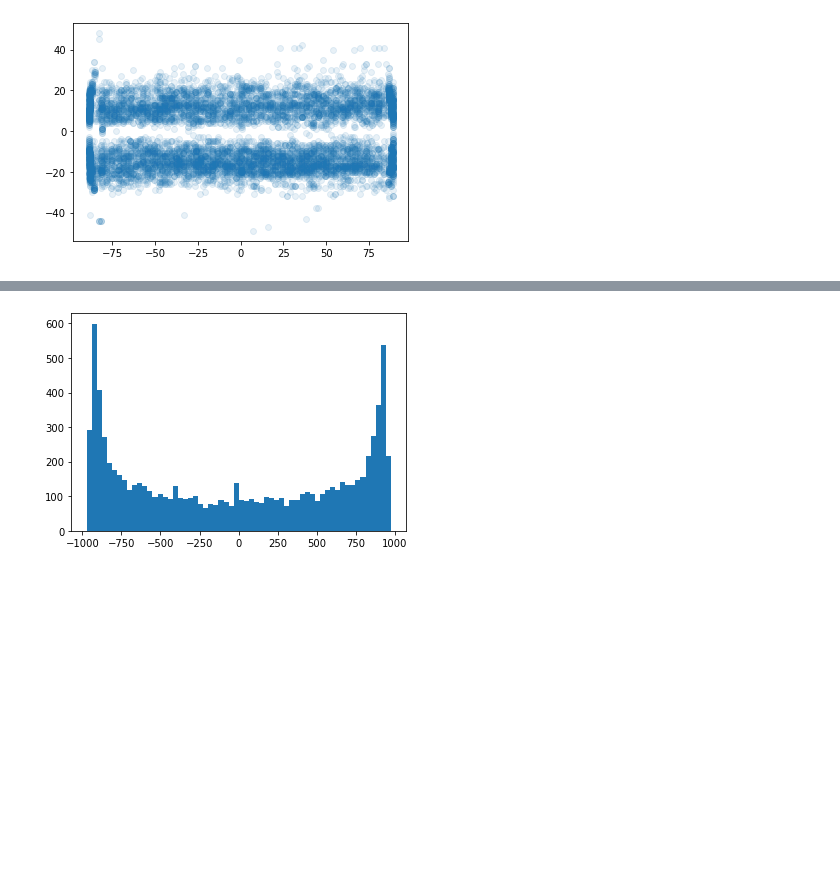
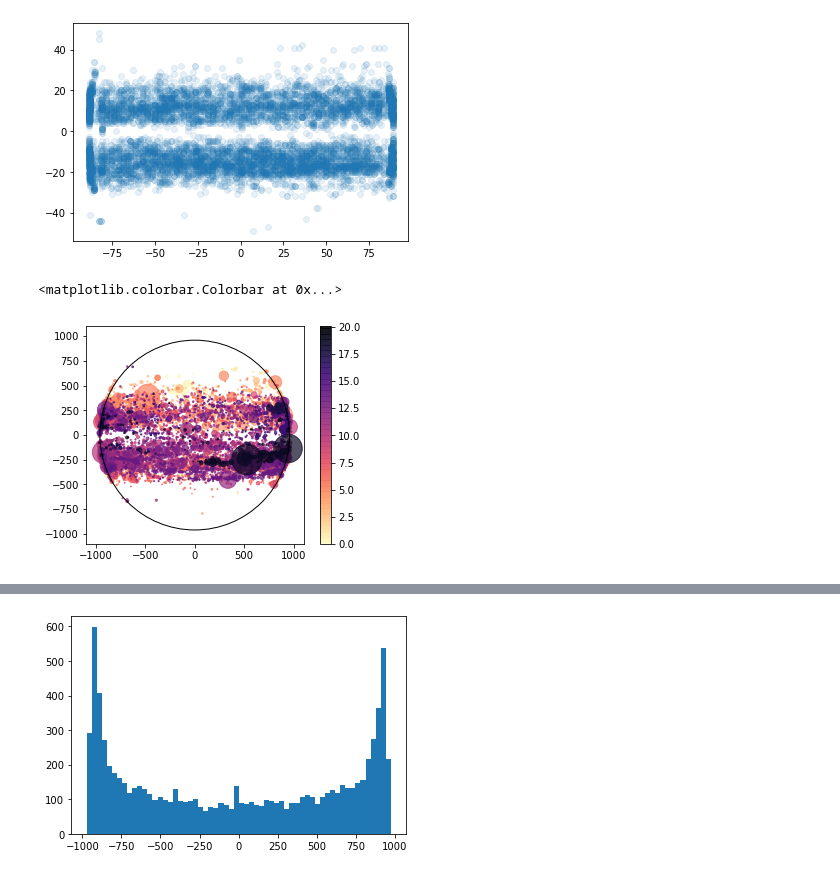
Before and after one commit to hayesla/flare_forecast_proj, a Jupyter notebook: goes_flare_list/ssw_flarelist_tests.ipynb, the cells around one changed output, grey strips where cells are left out. Cells and saved outputs as stored; diff of their text form; code cells hidden in the pictures; blank space fills up the shorter version.

```diff
--- a/goes_flare_list/ssw_flarelist_tests.ipynb
+++ b/goes_flare_list/ssw_flarelist_tests.ipynb
@@ -221,6 +221,21 @@ plt.scatter(coords_hgs.lon, coords_hgs.lat, alpha=0.1)
 [figure]
 # %%
 testy = full_table_c
+# %%
+plt.scatter(testy["hpc_x"], testy["hpc_y"], alpha=0.7, s=testy["goes_class_val"]*1e6,
+            cmap="magma_r",
+            c=full_table_c["tt"]/60/60,
+            #c=testy["goes_class_val"]*1e6,
+           )
+plt.axes().set_aspect('equal')
+circle1 = plt.Circle((0, 0), 960, color='k', fill=False)
+plt.gca().add_artist(circle1)
+plt.xlim(-1100, 1100)
+plt.ylim(-1100, 1100)
+plt.colorbar()
+# %% [output]
+<matplotlib.colorbar.Colorbar at 0x...>
+[figure, added]
 # %%
 plt.scatter(testy["hpc_x"], testy["hpc_y"], alpha=0.4, s=testy["goes_class_val"]*1e6,
             c=full_table_c["tt"]/60/60, cmap="magma_r")
```
Also changed, not shown: parts of 12 cells of this notebook.
